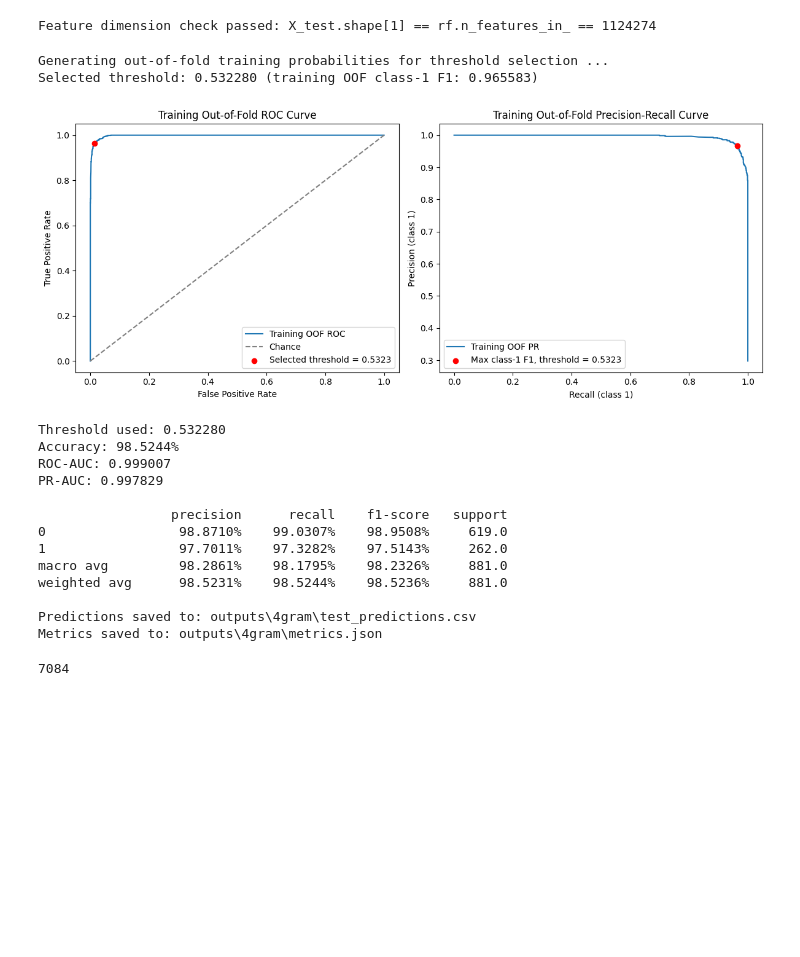
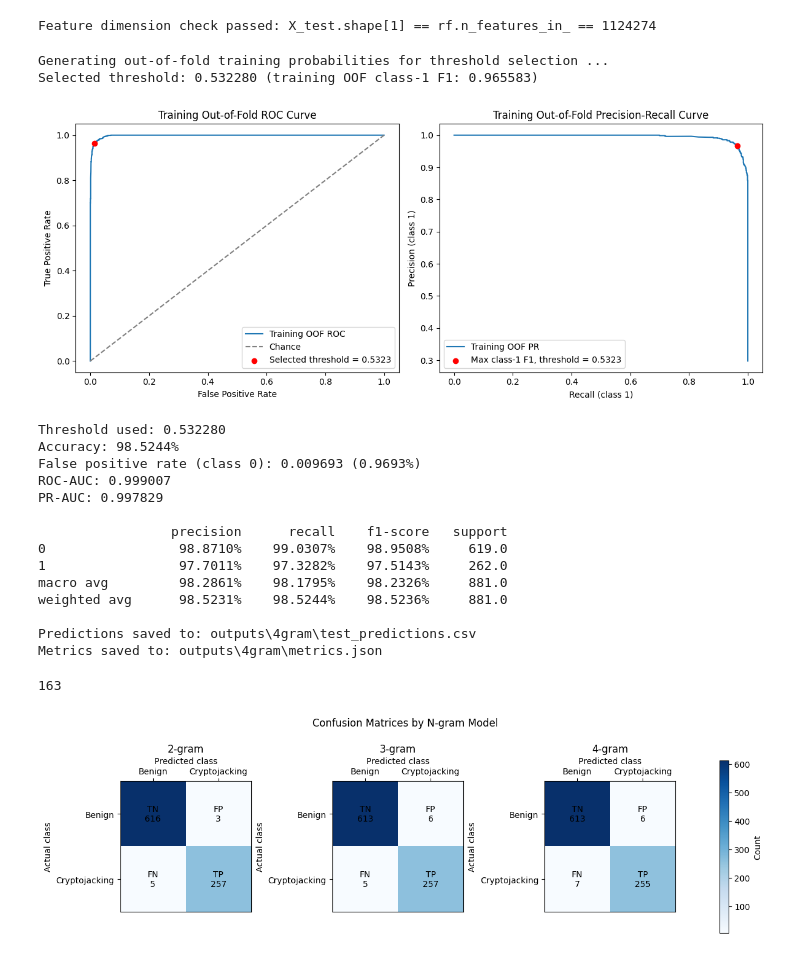
Before and after one commit to kujorichard/Graph-Aware-Cryptojacking-Classifier, a Jupyter notebook: ml/TestRandomForest.ipynb, the cells around one changed output. Saved outputs shown, nothing was run; the diff lists cells and outputs as text; code cells hidden in the pictures; blank space fills up the shorter version.

Commit message:
Added additional metrics to RF and Added graph visuals in Test notebook

```diff
--- a/ml/TestRandomForest.ipynb
+++ b/ml/TestRandomForest.ipynb
@@ -251,6 +252,11 @@ y_pred = (y_proba >= threshold_used).astype(int)
 
 # --- Evaluation metrics (raw, 0-1 scale, full precision) ---
 acc = accuracy_score(y_true, y_pred)
+tn, fp, fn, tp = confusion_matrix(y_true, y_pred, labels=[0, 1]).ravel()
+negative_count = tn + fp
+if negative_count == 0:
+    raise ValueError("False positive rate is undefined because the test set has no class-0 samples")
+false_positive_rate = fp / negative_count
 report_dict = classification_report(y_true, y_pred, output_dict=True)
 roc_auc = roc_auc_score(y_true, y_proba)
 pr_auc = average_precision_score(y_true, y_proba)
@@ -284,6 +290,7 @@ report_dict_percent = to_percent_report(report_dict)
 # --- Print threshold and percentage-formatted metrics ---
 print(f"Threshold used: {threshold_used:.6f}")
 print(f"Accuracy: {report_dict_percent['accuracy']:.4f}%")
+print(f"False positive rate (class 0): {false_positive_rate:.6f} ({false_positive_rate * 100:.4f}%)")
 print(f"ROC-AUC: {roc_auc:.6f}")
 print(f"PR-AUC: {pr_auc:.6f}")
 print()
@@ -321,6 +328,10 @@ metrics = {
     "threshold_selection_cv_f1": threshold_cv_f1,
     "accuracy": acc,
     "accuracy_percent": report_dict_percent["accuracy"],
+    "false_positive_rate": false_positive_rate,
+    "false_positive_rate_percent": false_positive_rate * 100,
+    "true_negatives": int(tn),
+    "false_positives": int(fp),
     "roc_auc": roc_auc,
     "pr_auc": pr_auc,
     "classification_report": report_dict,
@@ -340,6 +351,7 @@ Selected threshold: 0.532280 (training OOF class-1 F1: 0.965583)
 [figure]
 Threshold used: 0.532280
 Accuracy: 98.5244%
+False positive rate (class 0): 0.009693 (0.9693%)
 ROC-AUC: 0.999007
 PR-AUC: 0.997829
 
@@ -351,4 +363,47 @@ weighted avg      98.5231%    98.5244%    98.5236%     881.0
 
 Predictions saved to: outputs\4gram\test_predictions.csv
 Metrics saved to: outputs\4gram\metrics.json
-7084
+163
+# %%
+from sklearn.metrics import confusion_matrix
+
+ngram_counts = (2, 3, 4)
+fig, axes = plt.subplots(1, 3, figsize=(12, 4), constrained_layout=True)
+cell_labels = [["TN", "FP"], ["FN", "TP"]]
+
+for ax, ngram in zip(axes, ngram_counts):
+    predictions_path = os.path.join(
+        "outputs", f"{ngram}gram", "test_predictions.csv"
+    )
+    predictions = pd.read_csv(predictions_path)
+    cm = confusion_matrix(
+        predictions["y_true"], predictions["y_pred"], labels=[0, 1]
+    )
+
+    image = ax.imshow(cm, cmap="Blues")
+    ax.set(
+        title=f"{ngram}-gram",
+        xlabel="Predicted class",
+        ylabel="Actual class",
+        xticks=[0, 1],
+        yticks=[0, 1],
+        xticklabels=["Benign", "Cryptojacking"],
+        yticklabels=["Benign", "Cryptojacking"],
+    )
+    ax.xaxis.set_label_position("top")
+    ax.xaxis.tick_top()
+    for row in range(2):
+        for col in range(2):
+            ax.text(
+                col,
+                row,
+                f"{cell_labels[row][col]}\n{cm[row, col]:,}",
+                ha="center",
+                va="center",
+            )
+
+fig.colorbar(image, ax=axes, label="Count", shrink=0.8, pad=0.08)
+fig.suptitle("Confusion Matrices by N-gram Model")
+plt.show()
+# %% [output]
+[figure, added]
```
Also changed, not shown: parts of 3 cells of this notebook, 5 other files.
